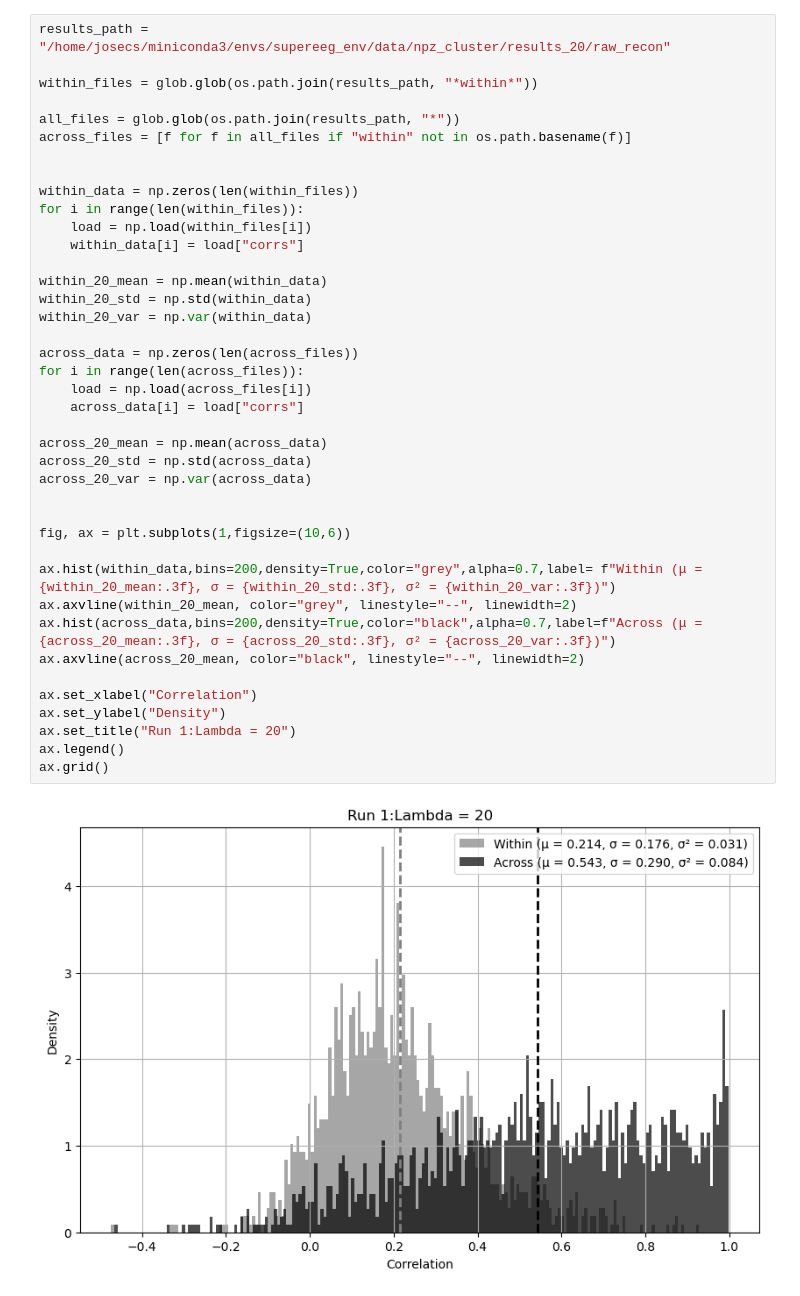
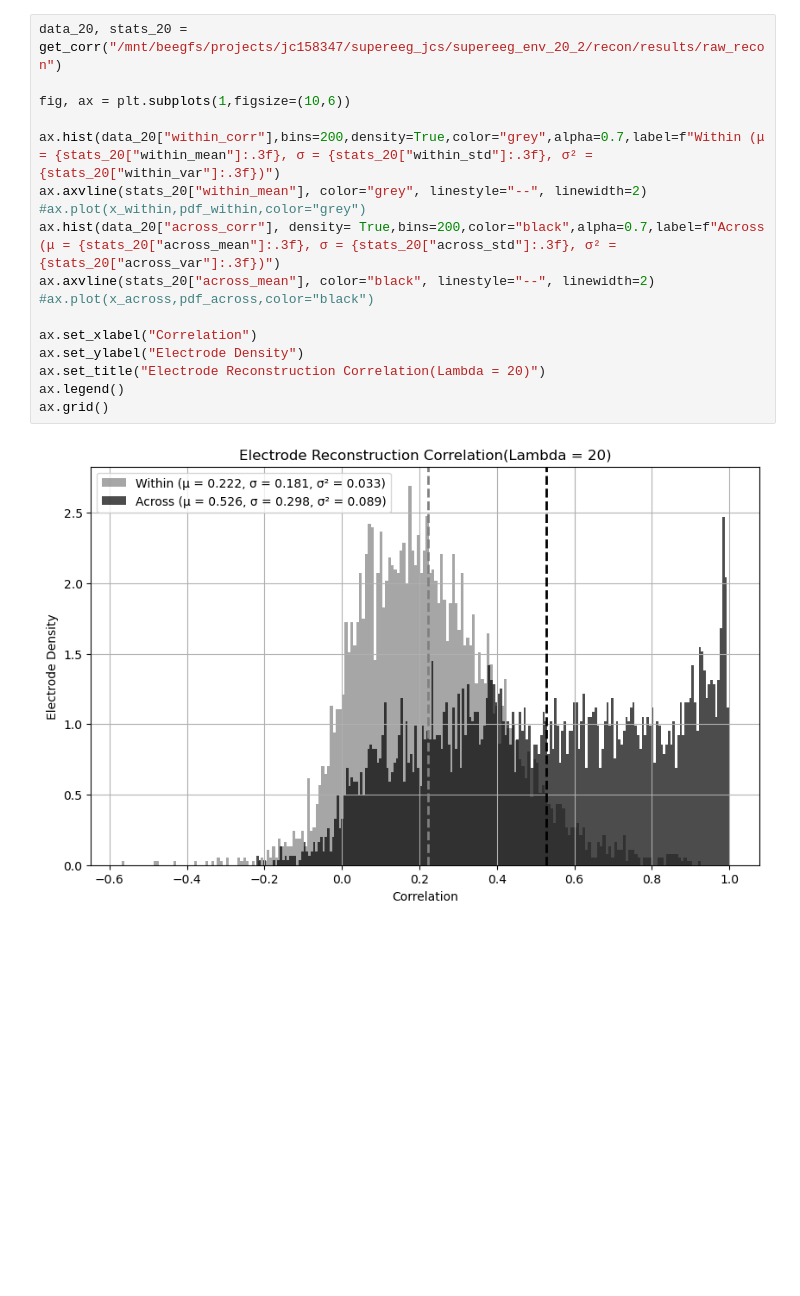
Before and after one commit to sarahbethea/supereeg_KS, a Jupyter notebook: code_hellgate/notebooks/recon_correlation.ipynb, the cells around one changed output. Saved outputs shown, nothing was run; the diff lists cells and outputs as text; blank space fills up the shorter version.

Commit message:
updated recon_correlation notebook analysis in code_gellgate/notebooks

```diff
--- a/code_hellgate/notebooks/recon_correlation.ipynb
+++ b/code_hellgate/notebooks/recon_correlation.ipynb
@@ -64,43 +183,20 @@ np.float64(0.5507435151202996)
 # %%
-results_path = "/home/josecs/miniconda3/envs/supereeg_env/data/npz_cluster/results_20/raw_recon"
-
-within_files = glob.glob(os.path.join(results_path, "*within*"))
-
-all_files = glob.glob(os.path.join(results_path, "*"))
-across_files = [f for f in all_files if "within" not in os.path.basename(f)]
-
-
-within_data = np.zeros(len(within_files))
-for i in range(len(within_files)):
-    load = np.load(within_files[i])
-    within_data[i] = load["corrs"]
-
-within_20_mean = np.mean(within_data)
-within_20_std = np.std(within_data)
-within_20_var = np.var(within_data)
-
-across_data = np.zeros(len(across_files))
-for i in range(len(across_files)):
-    load = np.load(across_files[i])
-    across_data[i] = load["corrs"]
-
-across_20_mean = np.mean(across_data)
-across_20_std = np.std(across_data)
-across_20_var = np.var(across_data)
-
+data_20, stats_20 = get_corr("/mnt/beegfs/projects/jc158347/supereeg_jcs/supereeg_env_20_2/recon/results/raw_recon")
 
 fig, ax = plt.subplots(1,figsize=(10,6))
 
-ax.hist(within_data,bins=200,density=True,color="grey",alpha=0.7,label= f"Within (μ = {within_20_mean:.3f}, σ = {within_20_std:.3f}, σ² = {within_20_var:.3f})")
-ax.axvline(within_20_mean, color="grey", linestyle="--", linewidth=2)
-ax.hist(across_data,bins=200,density=True,color="black",alpha=0.7,label=f"Across (μ = {across_20_mean:.3f}, σ = {across_20_std:.3f}, σ² = {across_20_var:.3f})")
-ax.axvline(across_20_mean, color="black", linestyle="--", linewidth=2)
+ax.hist(data_20["within_corr"],bins=200,density=True,color="grey",alpha=0.7,label=f"Within (μ = {stats_20["within_mean"]:.3f}, σ = {stats_20["within_std"]:.3f}, σ² = {stats_20["within_var"]:.3f})")
+ax.axvline(stats_20["within_mean"], color="grey", linestyle="--", linewidth=2)
+#ax.plot(x_within,pdf_within,color="grey")
+ax.hist(data_20["across_corr"], density= True,bins=200,color="black",alpha=0.7,label=f"Across (μ = {stats_20["across_mean"]:.3f}, σ = {stats_20["across_std"]:.3f}, σ² = {stats_20["across_var"]:.3f})")
+ax.axvline(stats_20["across_mean"], color="black", linestyle="--", linewidth=2)
+#ax.plot(x_across,pdf_across,color="black")
 
 ax.set_xlabel("Correlation")
-ax.set_ylabel("Density")
-ax.set_title("Run 1:Lambda = 20")
+ax.set_ylabel("Electrode Density")
+ax.set_title("Electrode Reconstruction Correlation(Lambda = 20)")
 ax.legend()
 ax.grid()
 # %% [output]
-[figure, old version]
+[figure, new version]
 # %%
```
Also changed, not shown: parts of 31 cells of this notebook, 10 other files.
